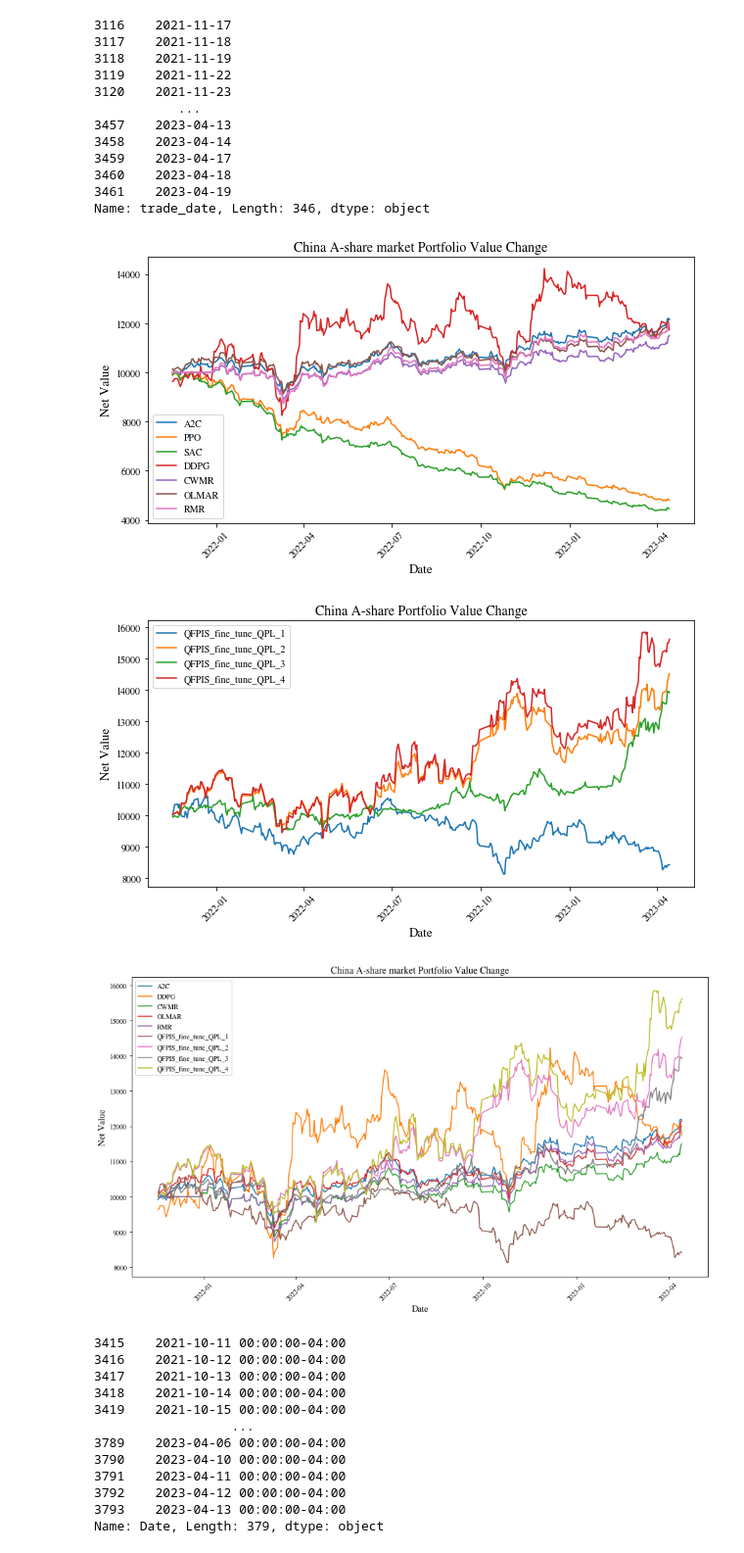
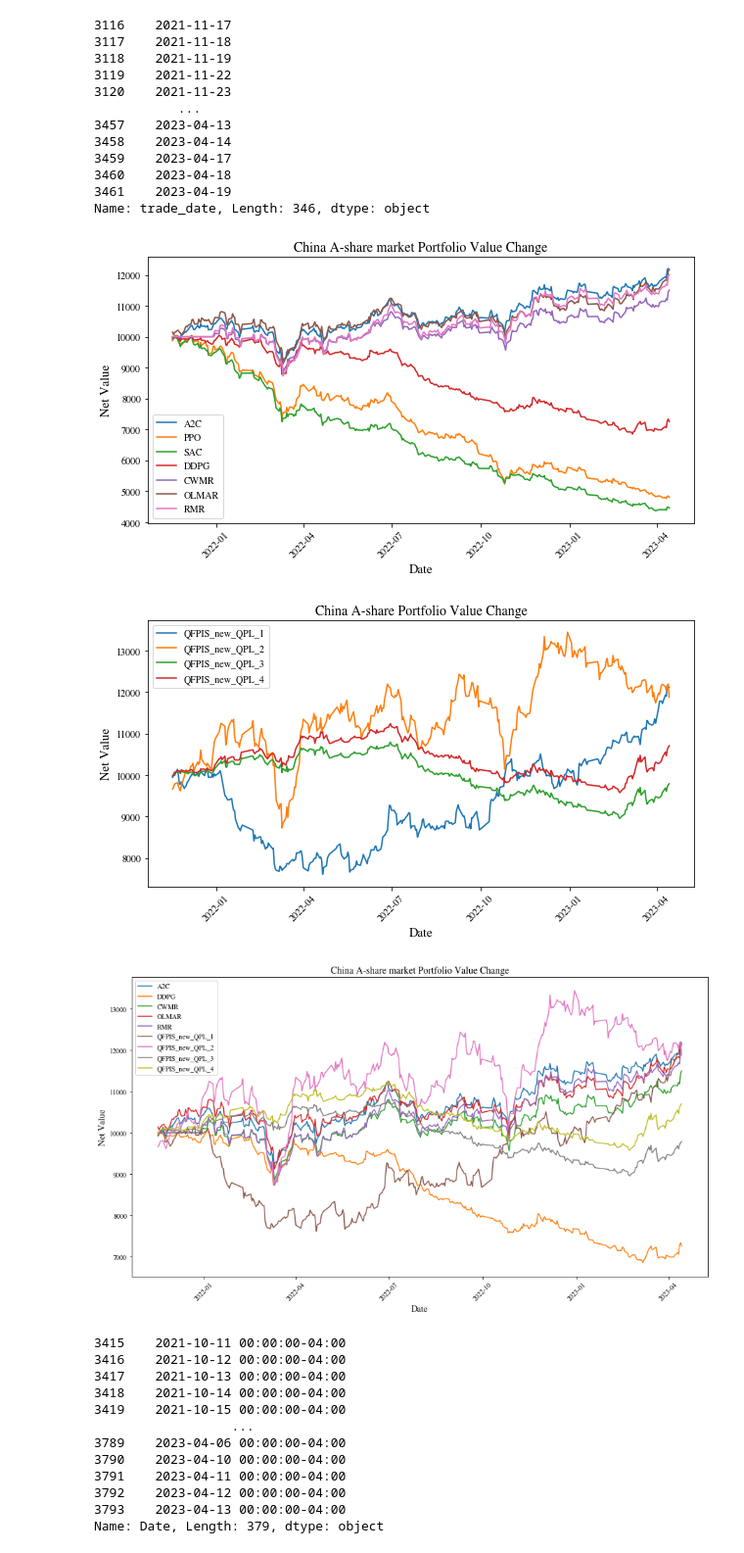
Before and after one commit to 772435284/QF-portfolio-investment-system, a Jupyter notebook: plot_backtest.ipynb, the cells around one changed output. Shown at 98% size. Cells and saved outputs as stored; diff of their text form; code cells hidden in the pictures.

Commit message:
Fix DDPG action bug and add new models

```diff
--- a/plot_backtest.ipynb
+++ b/plot_backtest.ipynb
@@ -6,7 +6,7 @@ import os
 import matplotlib.dates as mdates
 # %%
 os.path.exists("backtest_result")
-save_path = 'figure/'
+save_path = 'new_figure/'
 if not os.path.exists(save_path):
     os.makedirs(save_path)
 
@@ -14,7 +14,7 @@ import matplotlib
 a = sorted([f.name for f in matplotlib.font_manager.fontManager.ttflist])
 plt.rcParams["font.family"] = 'STIXGeneral'
 # %%
-model_list = ['A2C', 'PPO', 'SAC','DDPG','CWMR','OLMAR','RMR','QFPIS']
+model_list = ['A2C', 'PPO', 'SAC','DDPG','CWMR','OLMAR','RMR','QFPIS_new']
 market_list = ['forex_data','China_stock','US_stock']
 QPL = ['QPL_1','QPL_2','QPL_3','QPL_4']
 # %%
@@ -287,9 +287,9 @@ figure_name = "china_stock_backtest.png"
 plt.savefig(os.path.join(save_path, figure_name),dpi=400,bbox_inches = 'tight')
 plt.show()
 # %% [output]
-[figure, old version]
+[figure, new version]
 # %%
-model_list = ['A2C','DDPG','CWMR','OLMAR','RMR','QFPIS_fine_tune']
+model_list = ['A2C','DDPG','CWMR','OLMAR','RMR','QFPIS_new']
 # 设置图形大小
 plt.figure(figsize=(10, 5))
 
@@ -333,9 +333,9 @@ figure_name = "china_stock_backtest_QFPIS.png"
 plt.savefig(os.path.join(save_path, figure_name),dpi=400,bbox_inches = 'tight')
 plt.show()
 # %% [output]
-[figure, old version]
+[figure, new version]
 # %%
-model_list = ['A2C','DDPG','CWMR','OLMAR','RMR','QFPIS_fine_tune']
+model_list = ['A2C','DDPG','CWMR','OLMAR','RMR','QFPIS_new']
 # 设置图形大小
 plt.figure(figsize=(15, 8))
 
@@ -368,32 +368,32 @@ for i in range(len(model_list)):
         data = pd.DataFrame({'Date': last_20_percent_dates[:-3], 'Net_Value': cr_arr})
 
         # 将日期列转换为datetime类型
         data['Date'] = pd.to_datetime(data['Date'])
 
         # 绘制净值序列图
         plt.plot(data['Date'], data['Net_Value'], label=model_list[i])  # 添加标签
 
 # 设置x轴的日期格式和间隔
 ax = plt.gca()
 ax.xaxis.set_major_locator(mdates.MonthLocator(interval=3))
 ax.xaxis.set_major_formatter(mdates.DateFormatter('%Y-%m'))
 
 # 旋转x轴标签
 plt.xticks(rotation=45)
 
 # 设置x轴和y轴的标签
 plt.xlabel('Date',fontsize=13)
 plt.ylabel('Net Value',fontsize=13)
 
 # 设置图表标题
 plt.title('China A-share market Portfolio Value Change',fontsize=14)
 
 # 添加图例
 plt.legend()
 # 显示图形
 figure_name = "china_stock_backtest_all.png"
 plt.savefig(os.path.join(save_path, figure_name),dpi=400,bbox_inches = 'tight')
 plt.show()
 # %% [output]
-[figure, old version]
+[figure, new version]
 # %%
```
Also changed, not shown: parts of 7 cells of this notebook, 11 other files.
